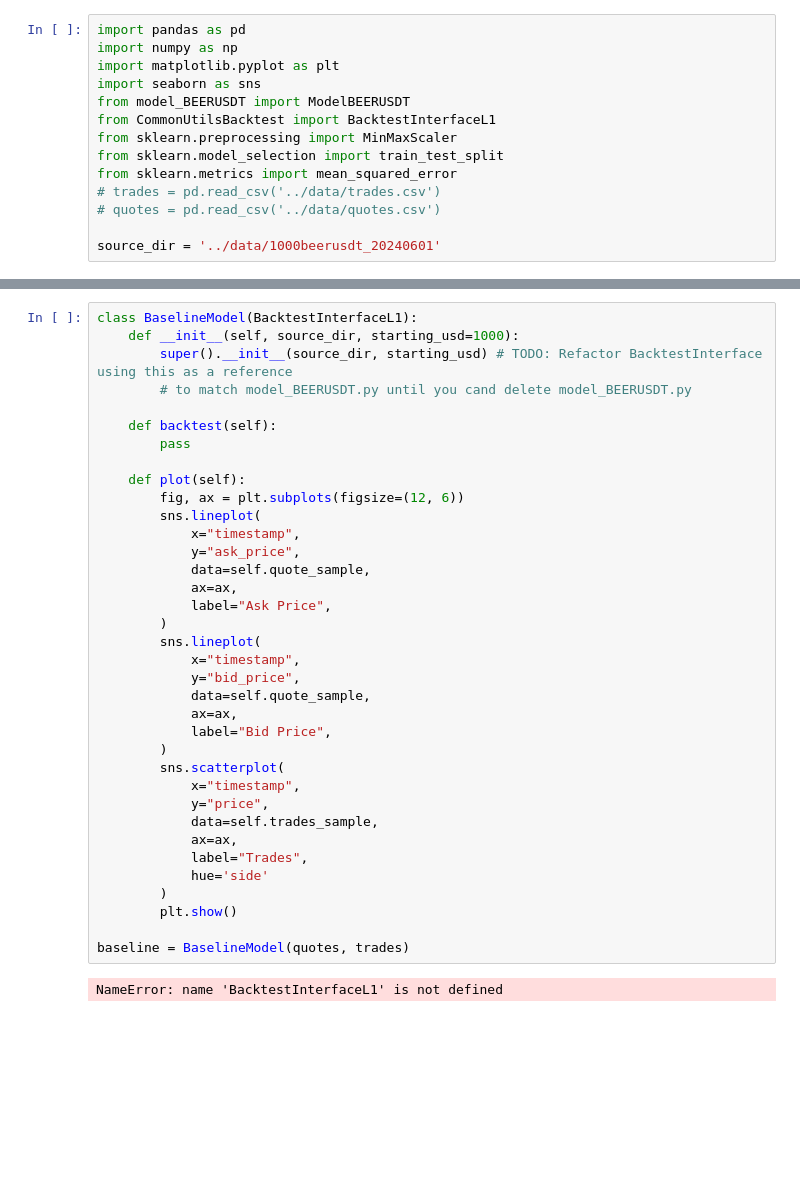
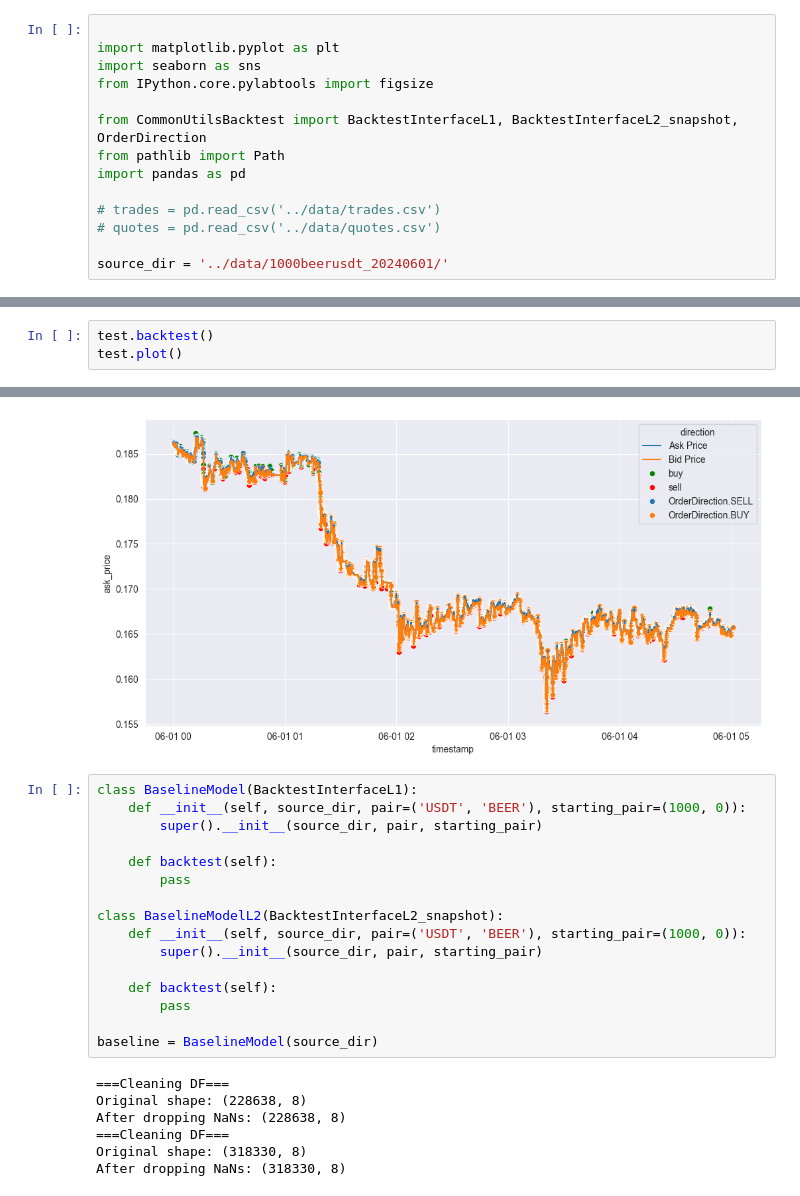
Before and after one commit to AdityaRoot/HFT-Project, a Jupyter notebook: src/beer_usdt/baseline_model.ipynb, the cells around one changed output, grey strips where cells are left out. Saved outputs shown, nothing was run; the diff lists cells and outputs as text; blank space fills up the shorter version.

```diff
--- a/src/beer_usdt/baseline_model.ipynb
+++ b/src/beer_usdt/baseline_model.ipynb
@@ -1,14 +1,14 @@
 # %%
-import pandas as pd
-import numpy as np
+
 import matplotlib.pyplot as plt
 import seaborn as sns
-from model_BEERUSDT import ModelBEERUSDT
-from CommonUtilsBacktest import BacktestInterfaceL1
-from sklearn.preprocessing import MinMaxScaler
-from sklearn.model_selection import train_test_split
-from sklearn.metrics import mean_squared_error
+from IPython.core.pylabtools import figsize
+
+from CommonUtilsBacktest import BacktestInterfaceL1, BacktestInterfaceL2_snapshot, OrderDirection
+from pathlib import Path
+import pandas as pd
+
 # trades = pd.read_csv('../data/trades.csv')
 # quotes = pd.read_csv('../data/quotes.csv')
 
-source_dir = '../data/1000beerusdt_20240601'
+source_dir = '../data/1000beerusdt_20240601/'
@@ -14,0 +116,4 @@ source_dir = '../data/1000beerusdt_20240601'
+# %%
+test.backtest()
+test.plot()
+# %% [output]
@@ -15,40 +137,26 @@ source_dir = '../data/1000beerusdt_20240601'
+[figure, added]
 # %%
 class BaselineModel(BacktestInterfaceL1):
-    def __init__(self, source_dir, starting_usd=1000):
-        super().__init__(source_dir, starting_usd) # TODO: Refactor BacktestInterface using this as a reference
-        # to match model_BEERUSDT.py until you cand delete model_BEERUSDT.py
+    def __init__(self, source_dir, pair=('USDT', 'BEER'), starting_pair=(1000, 0)):
+        super().__init__(source_dir, pair, starting_pair)
 
     def backtest(self):
         pass
 
-    def plot(self):
-        fig, ax = plt.subplots(figsize=(12, 6))
-        sns.lineplot(
-            x="timestamp",
-            y="ask_price",
-            data=self.quote_sample,
-            ax=ax,
-            label="Ask Price",
-        )
-        sns.lineplot(
-            x="timestamp",
-            y="bid_price",
-            data=self.quote_sample,
-            ax=ax,
-            label="Bid Price",
-        )
-        sns.scatterplot(
-            x="timestamp",
-            y="price",
-            data=self.trades_sample,
-            ax=ax,
-            label="Trades",
-            hue='side'
-        )
-        plt.show()
+class BaselineModelL2(BacktestInterfaceL2_snapshot):
+    def __init__(self, source_dir, pair=('USDT', 'BEER'), starting_pair=(1000, 0)):
+        super().__init__(source_dir, pair, starting_pair)
 
-baseline = BaselineModel(quotes, trades)
+    def backtest(self):
+        pass
+
+baseline = BaselineModel(source_dir)
 # %% [output]
-NameError: name 'BacktestInterfaceL1' is not defined
+===Cleaning DF===
+Original shape: (228638, 8)
+After dropping NaNs: (228638, 8)
+===Cleaning DF===
+Original shape: (318330, 8)
+After dropping NaNs: (318330, 8)
 # %%
 baseline.sample_quotes(
```
Also changed, not shown: parts of 4 cells of this notebook, 2 other files.
